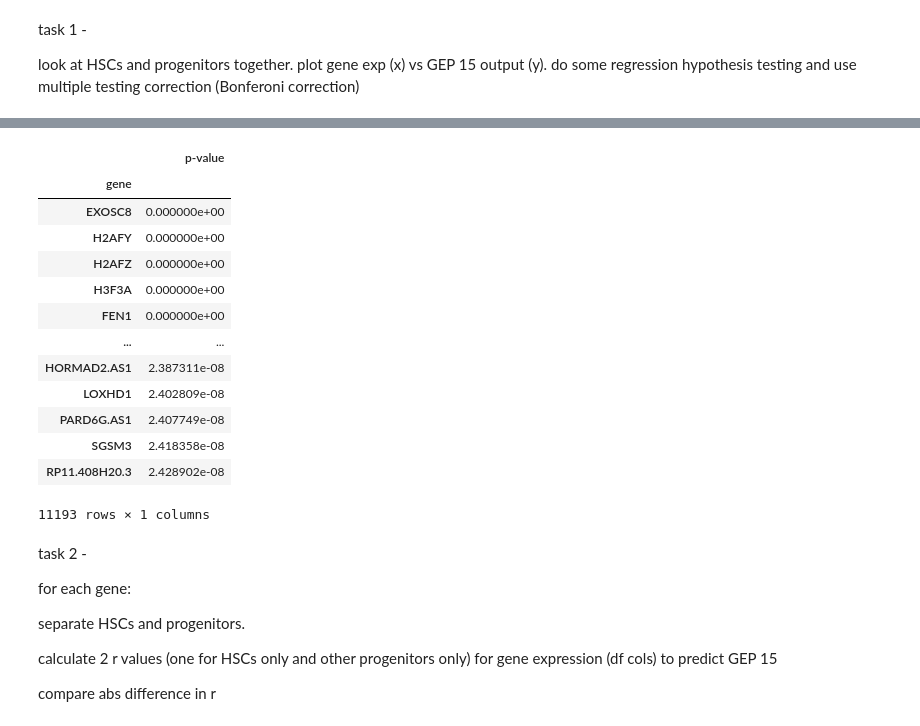
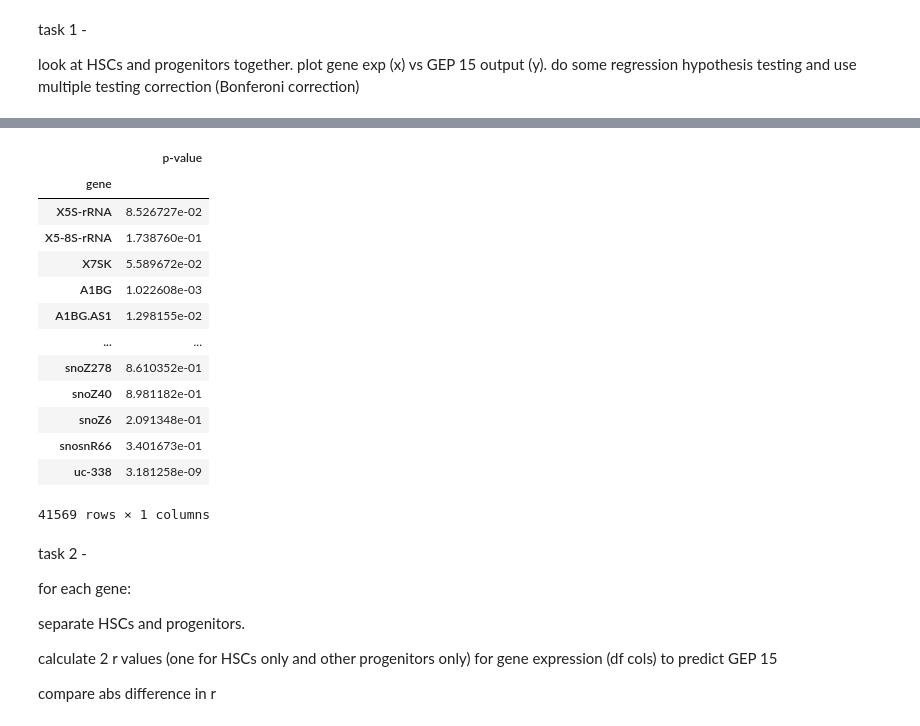
Before and after one commit to suchitbhayani/HSC-renewal, a Jupyter notebook: correlation.ipynb, the cells around one changed output, grey strips where cells are left out. Saved outputs shown, nothing was run; the diff lists cells and outputs as text; code cells hidden in the pictures.

```diff
--- a/correlation.ipynb
+++ b/correlation.ipynb
@@ -141,20 +96,20 @@ plt.hist(all_cell_significant['p-value'])
-# %%
-all_cell_significant.sort_values('p-value')
-# %% [output]
-|  | p-value |
-| gene |  |
-| EXOSC8 | 0.000000e+00 |
-| H2AFY | 0.000000e+00 |
-| H2AFZ | 0.000000e+00 |
-| H3F3A | 0.000000e+00 |
-| FEN1 | 0.000000e+00 |
-| ... | ... |
-| HORMAD2.AS1 | 2.387311e-08 |
-| LOXHD1 | 2.402809e-08 |
-| PARD6G.AS1 | 2.407749e-08 |
-| SGSM3 | 2.418358e-08 |
-| RP11.408H20.3 | 2.428902e-08 |
-11193 rows × 1 columns
+# %%
+all_cell_p
+# %% [output]
+|  | p-value |
+| gene |  |
+| X5S-rRNA | 8.526727e-02 |
+| X5-8S-rRNA | 1.738760e-01 |
+| X7SK | 5.589672e-02 |
+| A1BG | 1.022608e-03 |
+| A1BG.AS1 | 1.298155e-02 |
+| ... | ... |
+| snoZ278 | 8.610352e-01 |
+| snoZ40 | 8.981182e-01 |
+| snoZ6 | 2.091348e-01 |
+| snosnR66 | 3.401673e-01 |
+| uc-338 | 3.181258e-09 |
+41569 rows × 1 columns
 # %% [markdown]
 task 2 -
 
```
Also changed, not shown: parts of 25 cells of this notebook, 2 other files.
